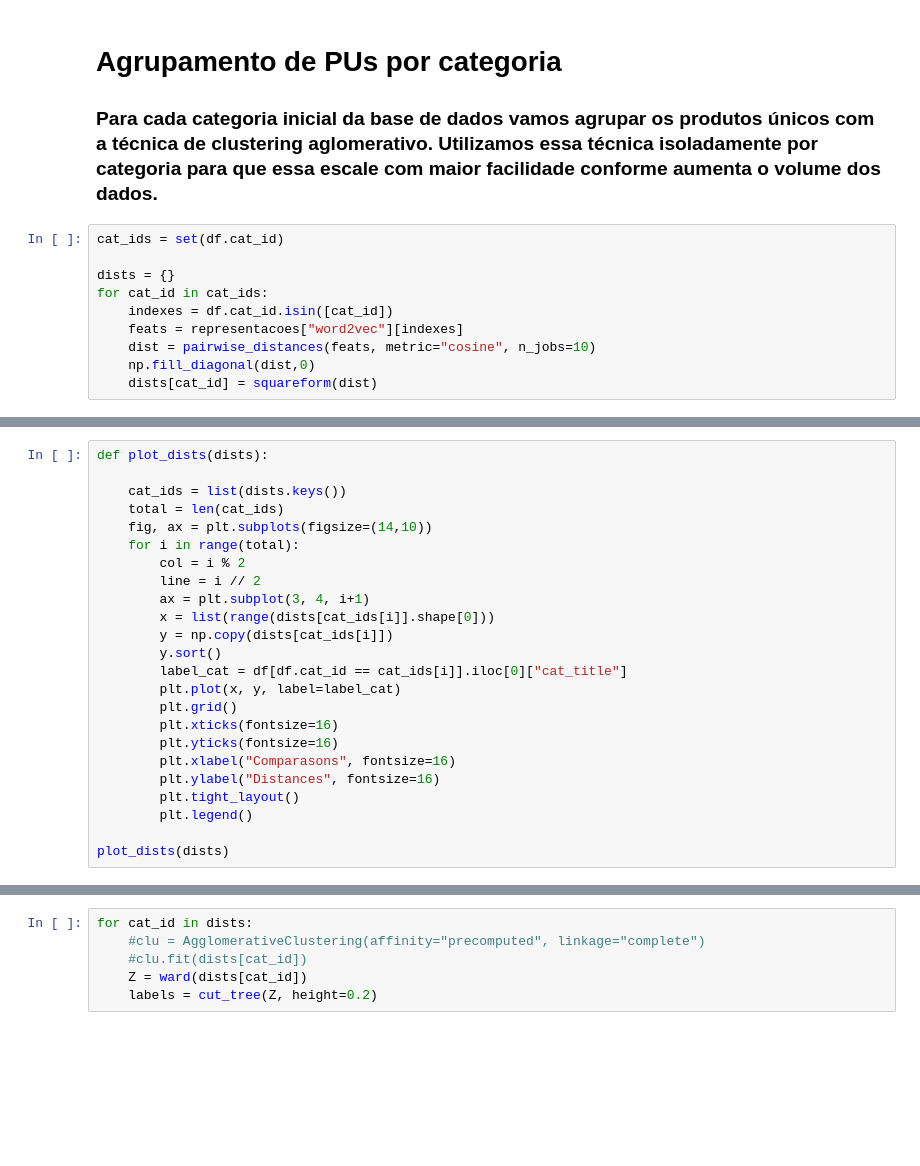
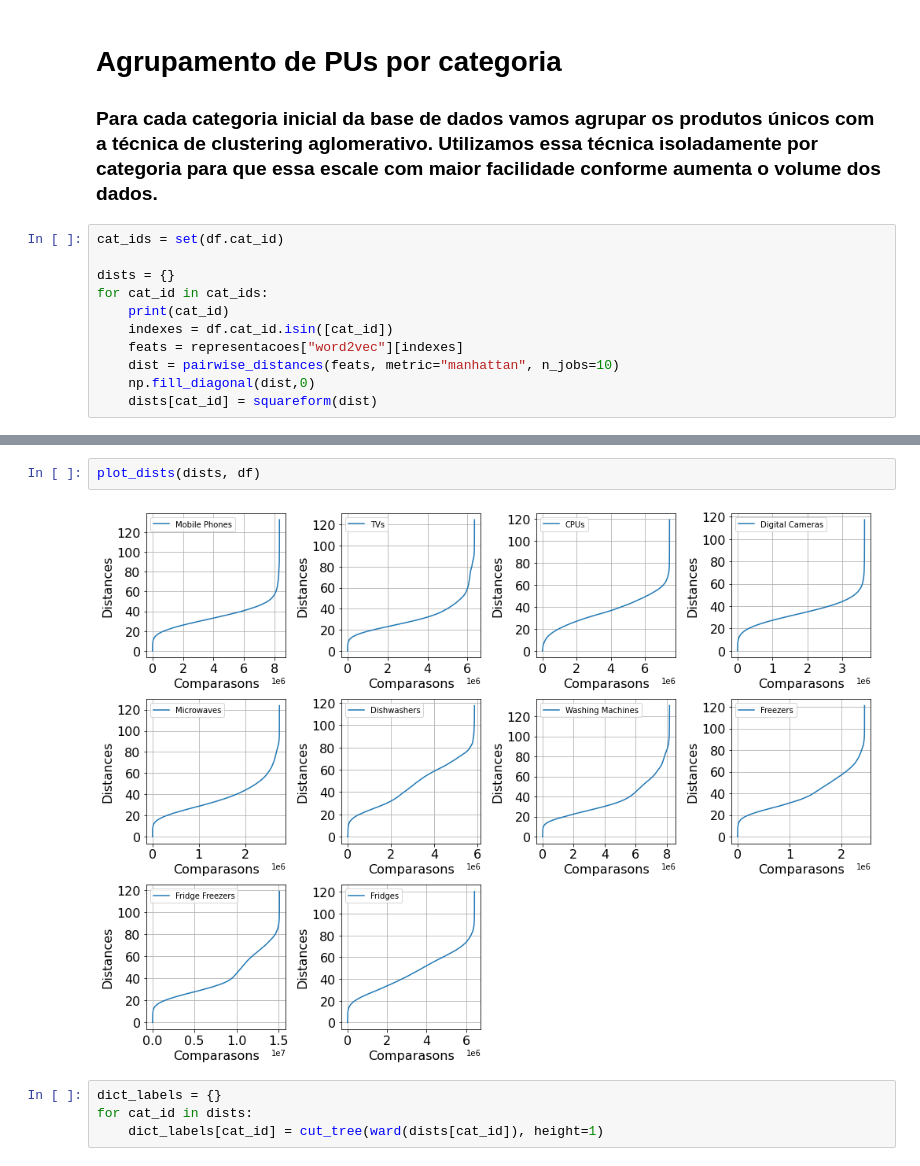
Before and after one commit to warSantos/ProductMatching, a Jupyter notebook: ProductMatching.ipynb, the cells around one changed output, grey strips where cells are left out. Saved outputs shown, nothing was run; the diff lists cells and outputs as text; blank space fills up the shorter version.

```diff
--- a/ProductMatching.ipynb
+++ b/ProductMatching.ipynb
@@ -213,8 +174,9 @@ cat_ids = set(df.cat_id)
 
 dists = {}
 for cat_id in cat_ids:
+    print(cat_id)
     indexes = df.cat_id.isin([cat_id])
     feats = representacoes["word2vec"][indexes]
-    dist = pairwise_distances(feats, metric="cosine", n_jobs=10)
+    dist = pairwise_distances(feats, metric="manhattan", n_jobs=10)
     np.fill_diagonal(dist,0)
     dists[cat_id] = squareform(dist)
@@ -221,24 +193,0 @@ for cat_id in cat_ids:
-# %%
-def plot_dists(dists):
-
-    cat_ids = list(dists.keys())
-    total = len(cat_ids)
-    fig, ax = plt.subplots(figsize=(14,10))
-    for i in range(total):
-        col = i % 2
-        line = i // 2
-        ax = plt.subplot(3, 4, i+1)
-        x = list(range(dists[cat_ids[i]].shape[0]))
-        y = np.copy(dists[cat_ids[i]])
-        y.sort()
-        label_cat = df[df.cat_id == cat_ids[i]].iloc[0]["cat_title"]
-        plt.plot(x, y, label=label_cat)
-        plt.grid()
-        plt.xticks(fontsize=16)
-        plt.yticks(fontsize=16)
-        plt.xlabel("Comparasons", fontsize=16)
-        plt.ylabel("Distances", fontsize=16)
-        plt.tight_layout()
-        plt.legend()
-
-plot_dists(dists)
@@ -260,6 +194,8 @@ def cluster_accuracy(labels, predicted_labels):
-# %%
-for cat_id in dists:
-    #clu = AgglomerativeClustering(affinity="precomputed", linkage="complete")
-    #clu.fit(dists[cat_id])
-    Z = ward(dists[cat_id])
-    labels = cut_tree(Z, height=0.2)
+# %%
+plot_dists(dists, df)
+# %% [output]
+[figure, added]
+# %%
+dict_labels = {}
+for cat_id in dists:
+    dict_labels[cat_id] = cut_tree(ward(dists[cat_id]), height=1)
```
Also changed, not shown: parts of 12 cells of this notebook, 4 other files.
